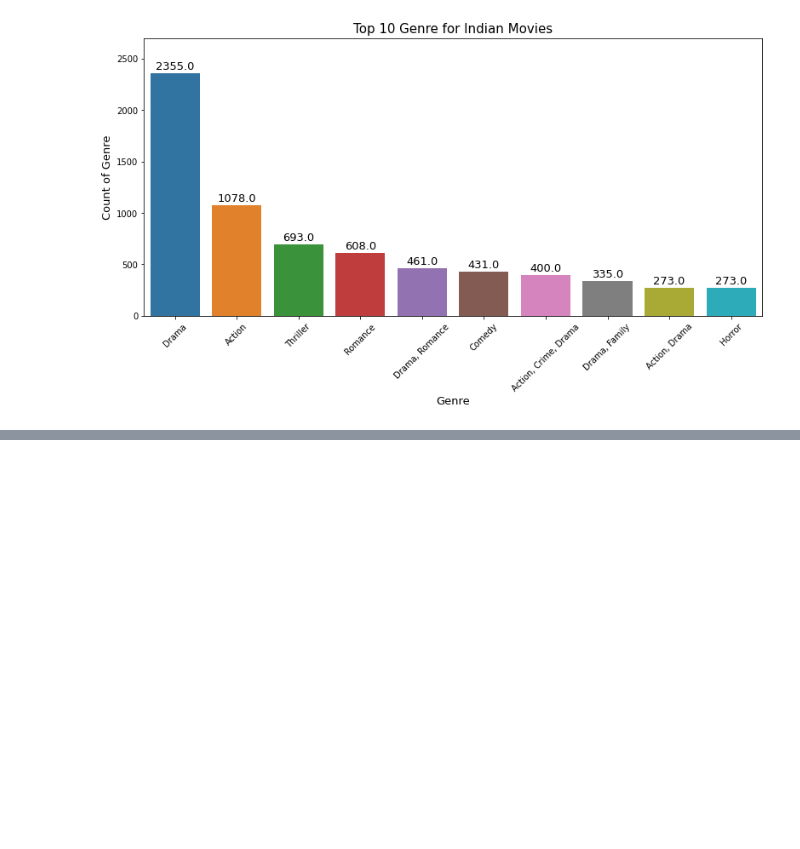
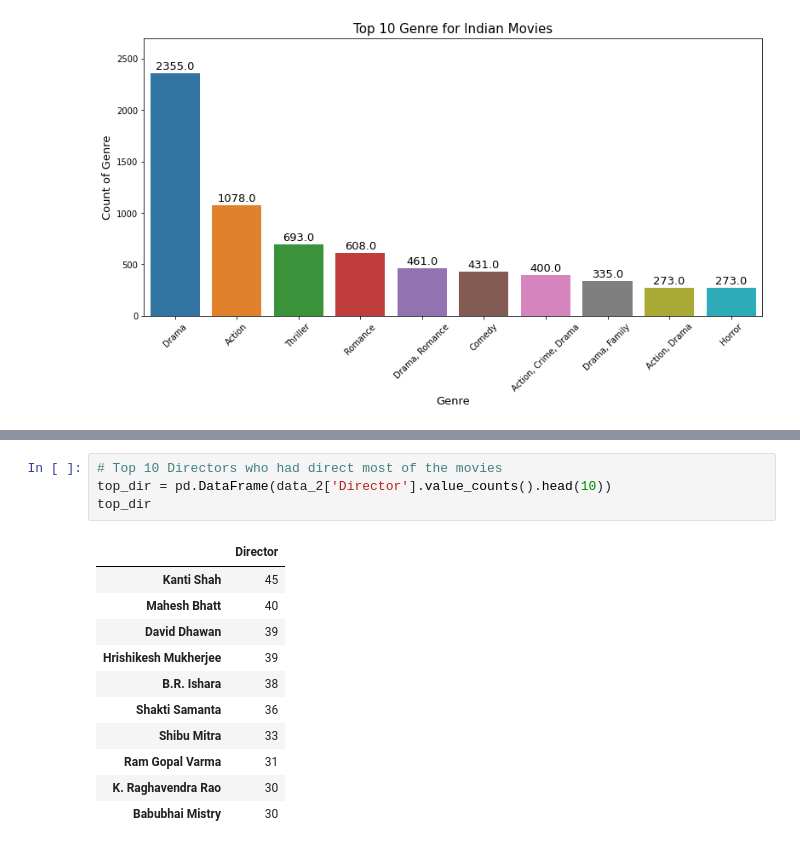
Before and after one commit to praffs18/Covid-19-Dashboard, a Jupyter notebook: EDA_on_All_Indian_movies_IMDb_data.ipynb, the cells around one changed output, grey strips where cells are left out. Drawn from its saved outputs; the diff is of its cells as text; blank space fills up the shorter version.

```diff
--- a/EDA_on_All_Indian_movies_IMDb_data.ipynb
+++ b/EDA_on_All_Indian_movies_IMDb_data.ipynb
@@ -432,0 +444,16 @@ top_votes
+# %%
+# Top 10 Directors who had direct most of the movies
+top_dir = pd.DataFrame(data_2['Director'].value_counts().head(10))
+top_dir
+# %% [output]
+|  | Director |
+| Kanti Shah | 45 |
+| Mahesh Bhatt | 40 |
+| David Dhawan | 39 |
+| Hrishikesh Mukherjee | 39 |
+| B.R. Ishara | 38 |
+| Shakti Samanta | 36 |
+| Shibu Mitra | 33 |
+| Ram Gopal Varma | 31 |
+| K. Raghavendra Rao | 30 |
+| Babubhai Mistry | 30 |
```
Also changed, not shown: parts of 4 cells of this notebook.
